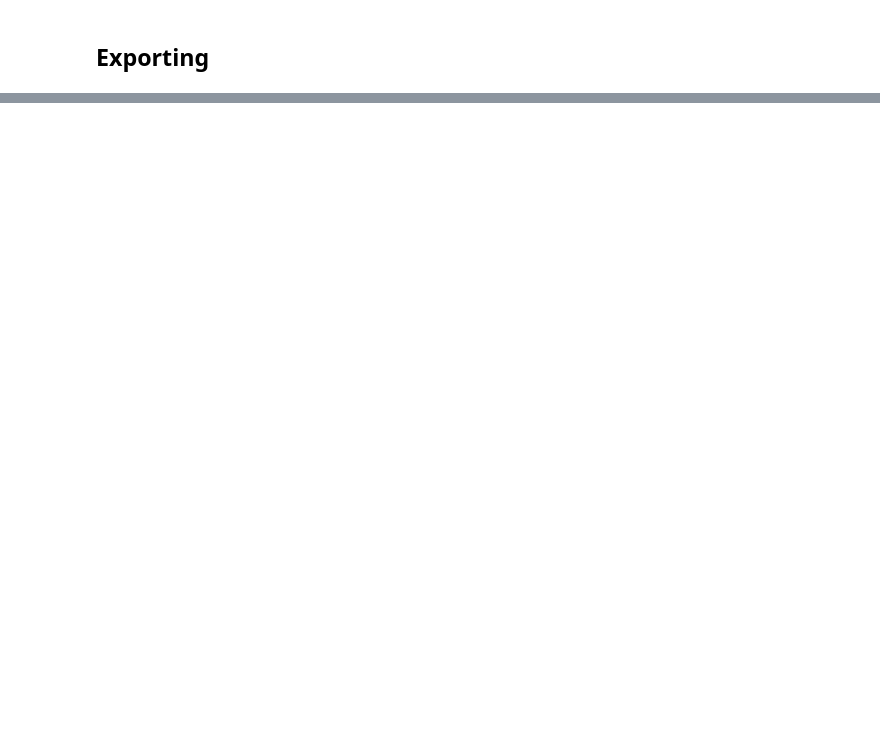
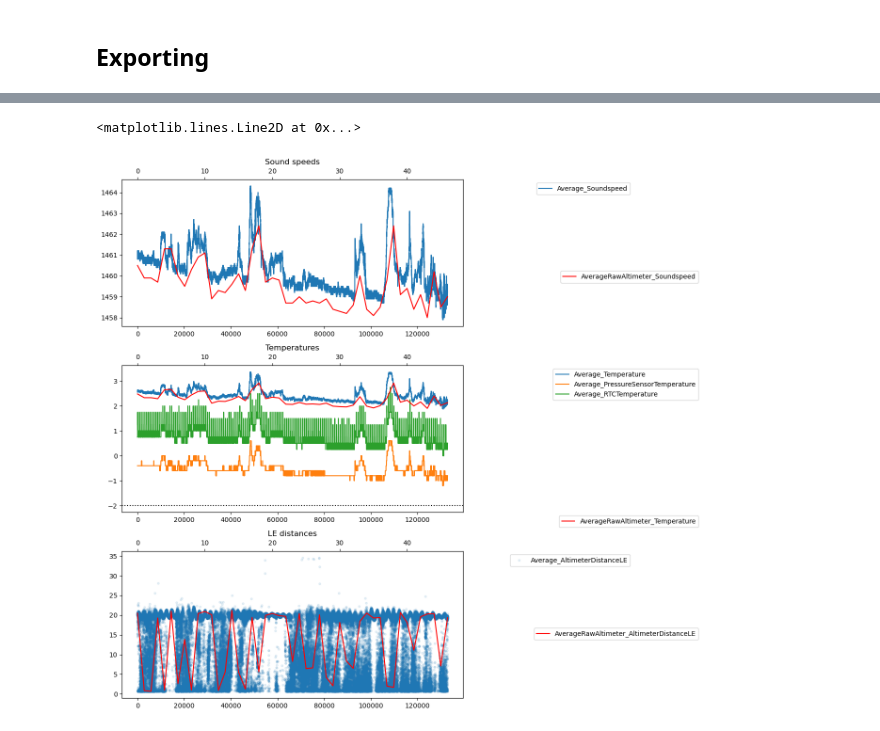
Before and after one commit to oyvfoss/pyiceproc, a Jupyter notebook: examples/Fleshed out example, M1-1 data.ipynb, the cells around one changed output, grey strips where cells are left out. Drawn from its saved outputs; the diff is of its cells as text; code cells hidden in the pictures; blank space fills up the shorter version.

```diff
--- a/examples/Fleshed out example, M1-1 data.ipynb
+++ b/examples/Fleshed out example, M1-1 data.ipynb
@@ -622,0 +658,39 @@ TF.close()
+# %%
+fig,ax = plt.subplots(3, 1, figsize = (8, 12))
+ax[0].plot(dx.Average_Soundspeed, label='Average_Soundspeed')
+
+twinax = ax[0].twiny()
+twinax.plot(dx.AverageRawAltimeter_Soundspeed, 'r', label = 'AverageRawAltimeter_Soundspeed')
+
+ax[1].plot(dx.Average_Temperature, label='Average_Temperature')
+ax[1].plot(dx.Average_PressureSensorTemperature, label='Average_PressureSensorTemperature')
+ax[1].plot(dx.Average_RTCTemperature, label='Average_RTCTemperature')
+
+twinax2 = ax[1].twiny()
+twinax2.plot(dx.AverageRawAltimeter_Temperature, 'r', label='AverageRawAltimeter_Temperature')
+#ax[1].plot(DX.AverageRawAltimeter_Soundspeed.mean('SAMPLE'), label='Average_PressureSensorTemperature')
+
+
+ax[2].plot(dx.Average_AltimeterDistanceLE, '.', alpha = 0.1, label='Average_AltimeterDistanceLE')
+
+twinax3 = ax[2].twiny()
+twinax3.plot(dx.AverageRawAltimeter_AltimeterDistanceLE, 'r', label='AverageRawAltimeter_AltimeterDistanceLE')
+
+ax[0].set_title('Sound speeds')
+ax[1].set_title('Temperatures')
+ax[2].set_title('LE distances')
+
+
+plt.tight_layout()
+
+ax[0].legend(bbox_to_anchor = (1.5, 1))
+twinax.legend(bbox_to_anchor = (1.7, 0.4))
+ax[1].legend(bbox_to_anchor = (1.7, 1))
+twinax2.legend(bbox_to_anchor = (1.7, 0))
+ax[2].legend(bbox_to_anchor = (1.5, 1))
+twinax3.legend(bbox_to_anchor = (1.7, 0.5))
+ax[1].axhline(-2, color = 'k', ls = ':')
+#ax.set_ylim(25, 18)
+# %% [output]
+<matplotlib.lines.Line2D at 0x...>
+[figure, added]
```
Also changed, not shown: parts of 71 cells of this notebook, 3 other files.
